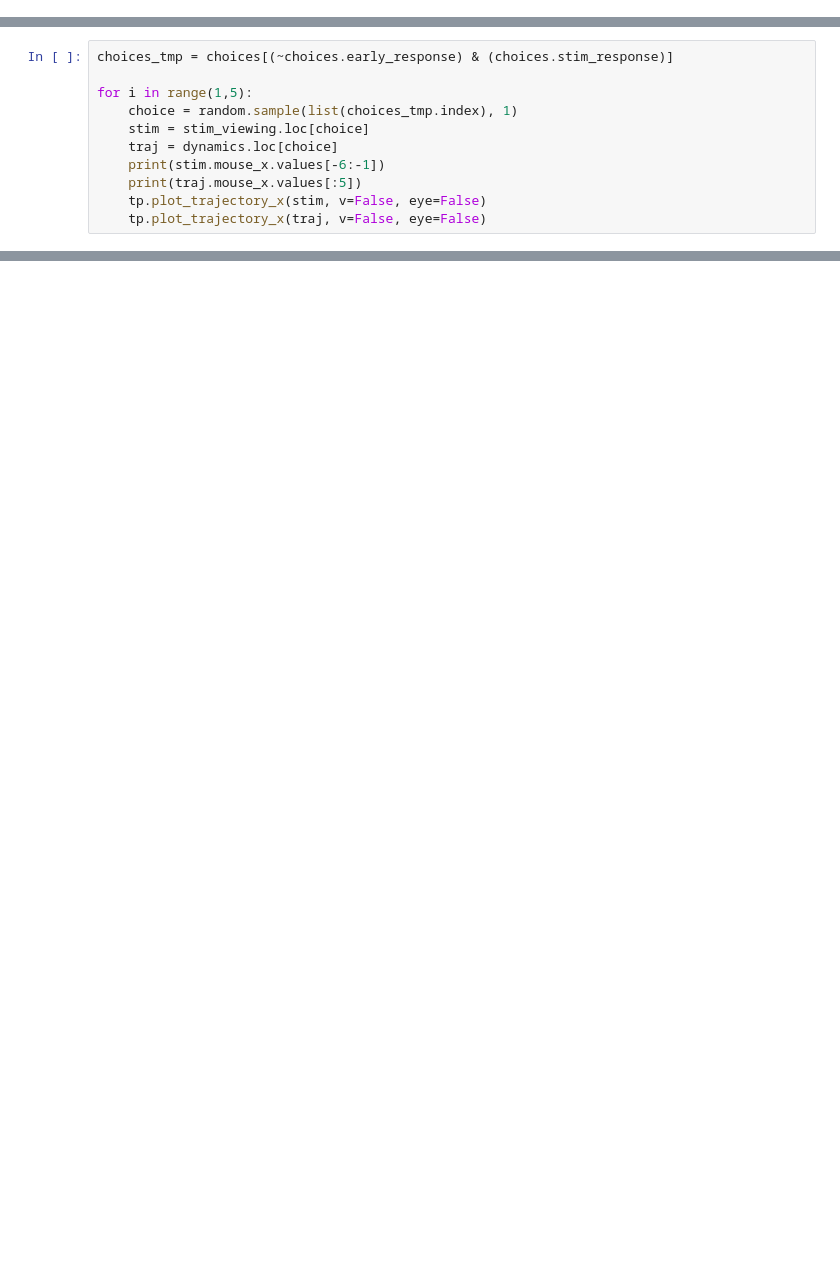
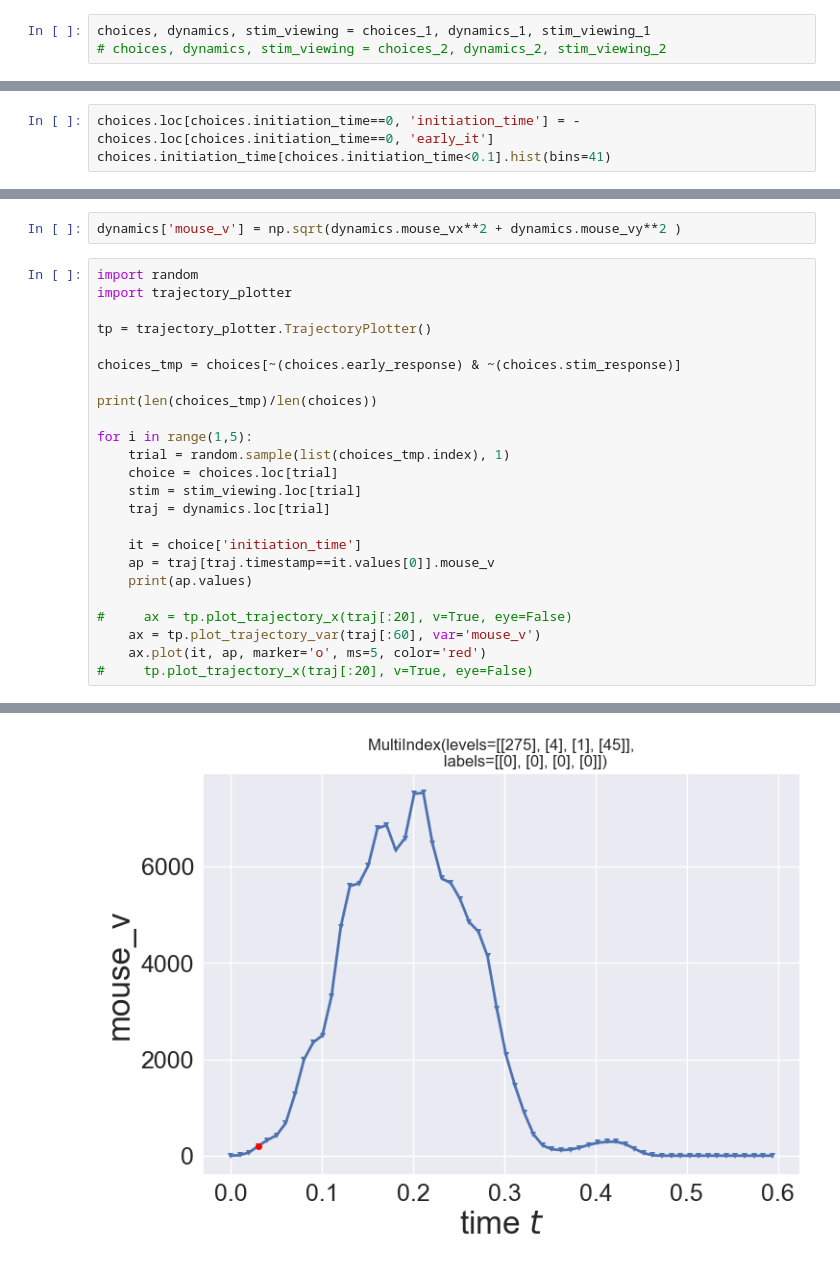
Before and after one commit to cherepaha/eyehandrdk, a Jupyter notebook: analysis.ipynb, the cells around one changed output, grey strips where cells are left out. Drawn from its saved outputs; the diff is of its cells as text; blank space fills up the shorter version.

Commit message:
Initation time detection analysis added

```diff
--- a/analysis.ipynb
+++ b/analysis.ipynb
@@ -26,3 +36,6 @@ choices = dp.get_mouse_and_gaze_measures(choices, dynamics)
+# %%
+choices, dynamics, stim_viewing = choices_1, dynamics_1, stim_viewing_1
+# choices, dynamics, stim_viewing = choices_2, dynamics_2, stim_viewing_2
 # %%
 choices['early_it'] = stim_viewing.groupby(level=index).apply(
         lambda traj: traj.timestamp.max()-traj.timestamp[traj.mouse_dx==0].iloc[-1])
@@ -39,11 +44,0 @@ choices.groupby(['stim_response', 'early_response']).size().unstack()
-# %%
-choices_tmp = choices[(~choices.early_response) & (choices.stim_response)]
-
-for i in range(1,5):
-    choice = random.sample(list(choices_tmp.index), 1)
-    stim = stim_viewing.loc[choice]
-    traj = dynamics.loc[choice]
-    print(stim.mouse_x.values[-6:-1])
-    print(traj.mouse_x.values[:5])
-    tp.plot_trajectory_x(stim, v=False, eye=False)
-    tp.plot_trajectory_x(traj, v=False, eye=False)
@@ -66,0 +52,3 @@ for i in range(1,5):
+# %%
+choices.loc[choices.initiation_time==0, 'initiation_time'] = -choices.loc[choices.initiation_time==0, 'early_it']
+choices.initiation_time[choices.initiation_time<0.1].hist(bins=41)
@@ -66,0 +58,27 @@ for i in range(1,5):
+# %%
+dynamics['mouse_v'] = np.sqrt(dynamics.mouse_vx**2 + dynamics.mouse_vy**2 )
+# %%
+import random
+import trajectory_plotter
+
+tp = trajectory_plotter.TrajectoryPlotter()
+
+choices_tmp = choices[~(choices.early_response) & ~(choices.stim_response)]
+
+print(len(choices_tmp)/len(choices))
+
+for i in range(1,5):
+    trial = random.sample(list(choices_tmp.index), 1)
+    choice = choices.loc[trial]
+    stim = stim_viewing.loc[trial]
+    traj = dynamics.loc[trial]
+
+    it = choice['initiation_time']
+    ap = traj[traj.timestamp==it.values[0]].mouse_v
+    print(ap.values)
+
+#     ax = tp.plot_trajectory_x(traj[:20], v=True, eye=False)
+    ax = tp.plot_trajectory_var(traj[:60], var='mouse_v')
+    ax.plot(it, ap, marker='o', ms=5, color='red')
+#     tp.plot_trajectory_x(traj[:20], v=True, eye=False)
+# %% [output]
@@ -66,0 +90 @@ for i in range(1,5):
+[figure, added]
```
Also changed, not shown: parts of 10 cells of this notebook, 6 other files.
